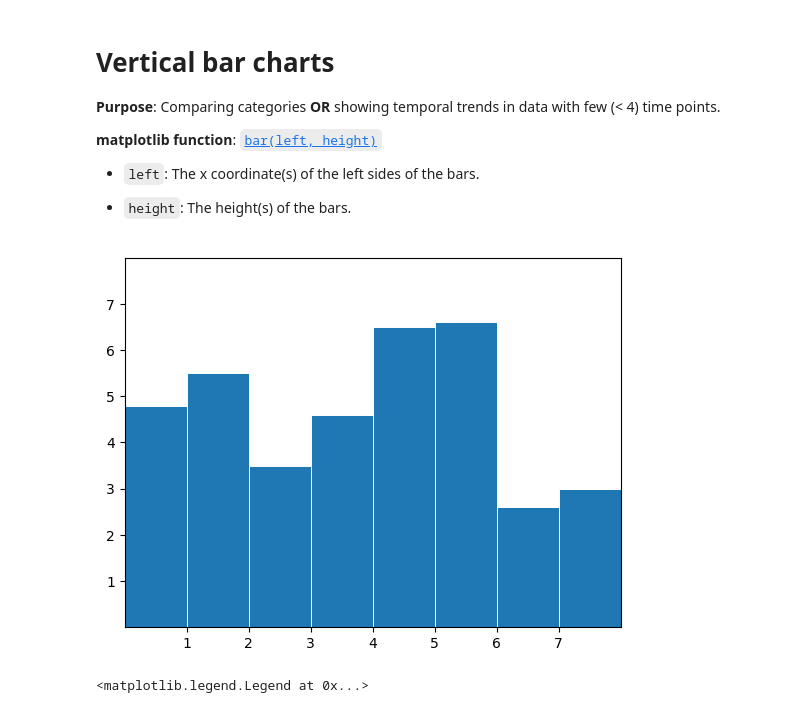
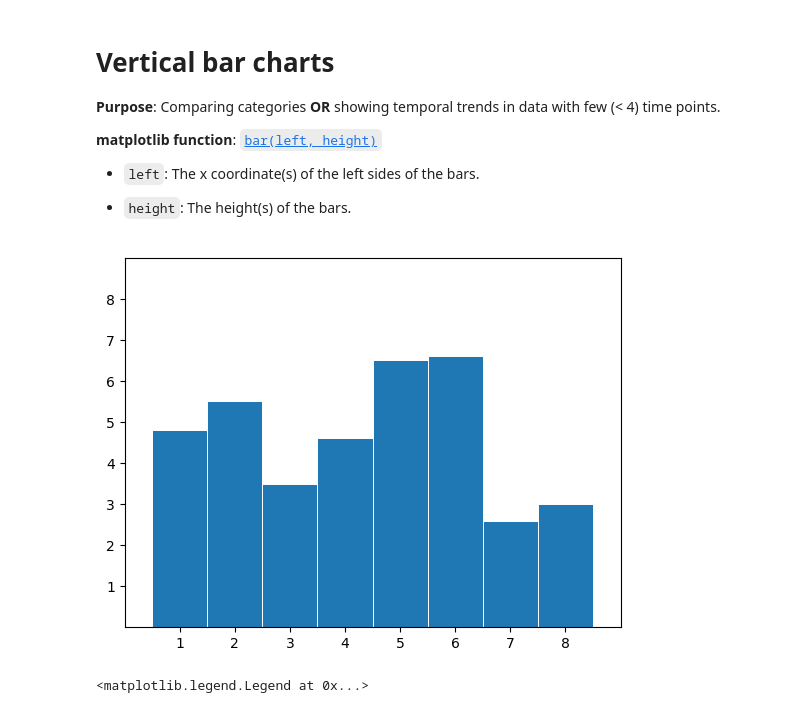
Before and after one commit to giach68/DataVis2627, a Jupyter notebook: Lab1/examplesMatplotlib.ipynb, the cells around one changed output. Drawn from its saved outputs; the diff is of its cells as text; code cells hidden in the pictures.

```diff
--- a/Lab1/examplesMatplotlib.ipynb
+++ b/Lab1/examplesMatplotlib.ipynb
@@ -132,22 +132,22 @@ fig.savefig('test')
 # %%
 import numpy as np
 import matplotlib.pyplot as plt
 
 # make data:
-x = 0.5 + np.arange(8)
+x = 1 + np.arange(8) # x-coordinates for the bars
 y = [4.8, 5.5, 3.5, 4.6, 6.5, 6.6, 2.6, 3.0]
 
 # plot
 fig, ax = plt.subplots()
 
 ax.bar(x, y, width=1, edgecolor="white", linewidth=0.7)
 
-ax.set(xlim=(0, 8), xticks=np.arange(1, 8),
-       ylim=(0, 8), yticks=np.arange(1, 8))
+ax.set(xlim=(0, 9), xticks=np.arange(1, 9),
+       ylim=(0, 9), yticks=np.arange(1, 9))
 
 plt.show()
 # %% [output]
-[figure, old version]
+[figure, new version]
 # %%
 #we can play with bars position (and use multiple bars)
 years = np.arange(2012, 2015)
```
Also changed, not shown: parts of 2 cells of this notebook.
